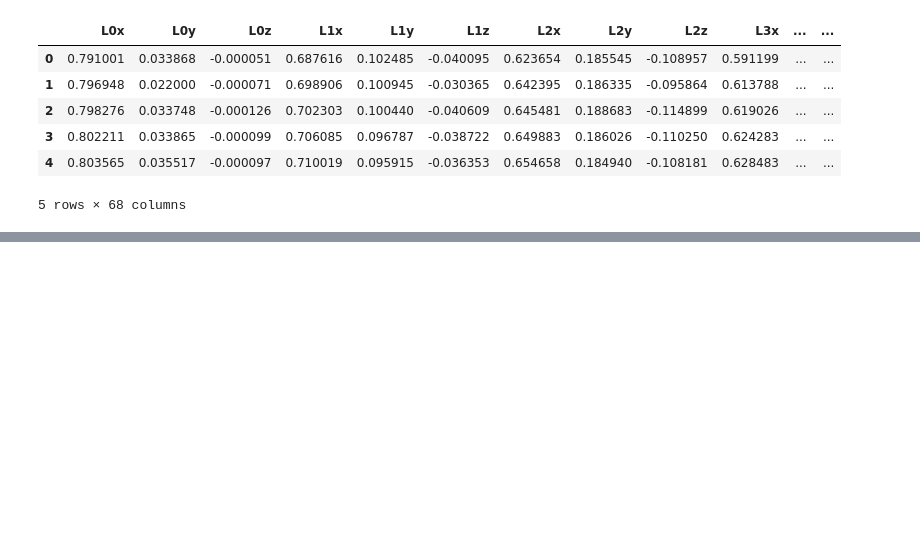
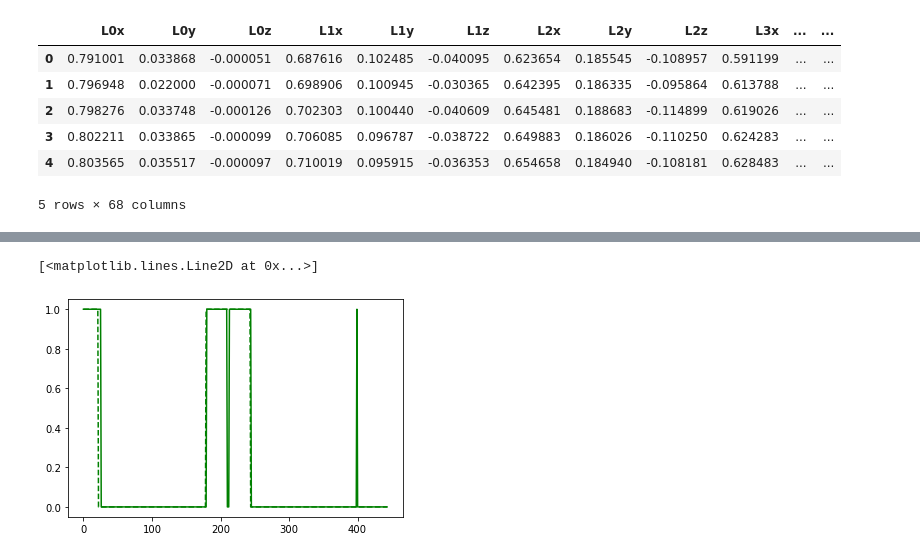
Before and after one commit to KNU-BrainAI-Capstone2021/SIB, a Jupyter notebook: model/project_rnn/key_input_classifier_rnn.ipynb, the cells around one changed output, grey strips where cells are left out. Cells and saved outputs as stored; diff of their text form; code cells hidden in the pictures; blank space fills up the shorter version.

```diff
--- a/model/project_rnn/key_input_classifier_rnn.ipynb
+++ b/model/project_rnn/key_input_classifier_rnn.ipynb
@@ -460,0 +489,8 @@ RNN score:  0.6659142212189616
+# %%
+predict = (np.array(predict_list) == 1).astype(int)
+# %%
+plt.plot(range(size), y_test['s'], 'g--')
+plt.plot(predict,'g')
+# %% [output]
+[<matplotlib.lines.Line2D at 0x...>]
+[figure, added]
```
Also changed, not shown: parts of 10 cells of this notebook.
